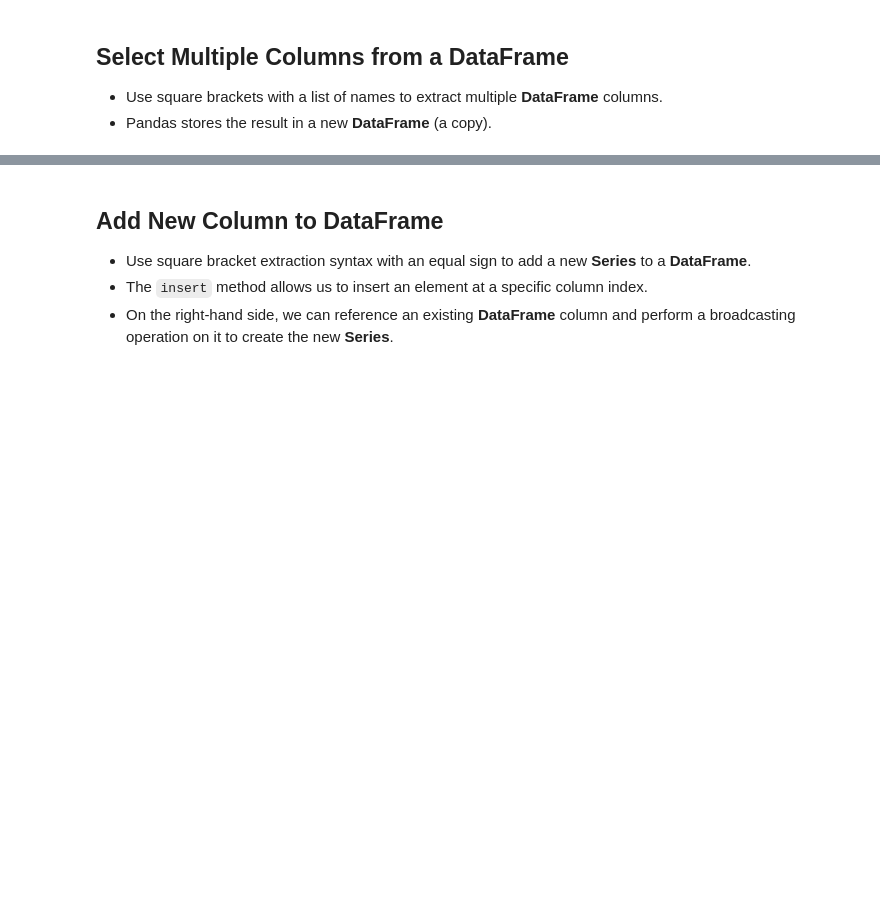
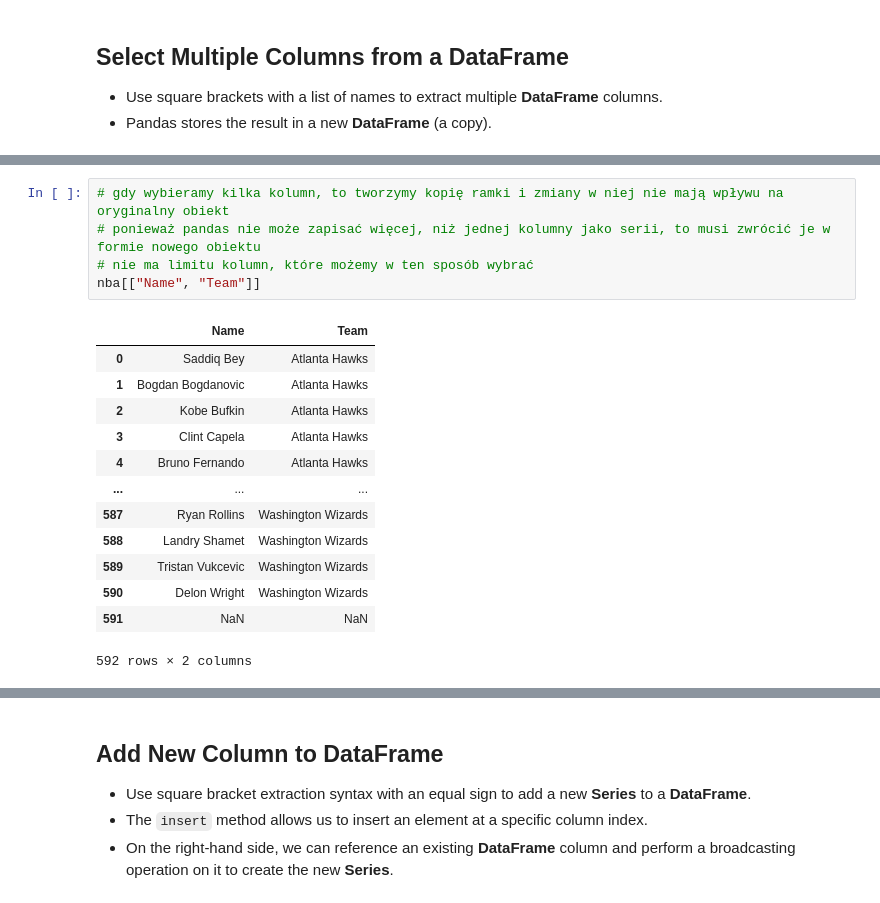
Before and after one commit to kon-mat/DataAnalysis, a Jupyter notebook: Python/Udemy/DataAnalysisWithPandasAndPython/Complete/04 - DataFrames I - Introduction.ipynb, the cells around one changed output, grey strips where cells are left out. Saved outputs shown, nothing was run; the diff lists cells and outputs as text; blank space fills up the shorter version.

```diff
--- a/Python/Udemy/DataAnalysisWithPandasAndPython/Complete/04 - DataFrames I - Introduction.ipynb
+++ b/Python/Udemy/DataAnalysisWithPandasAndPython/Complete/04 - DataFrames I - Introduction.ipynb
@@ -239,0 +379,19 @@ revenue.sum(axis="columns").sum()
+# %%
+# gdy wybieramy kilka kolumn, to tworzymy kopię ramki i zmiany w niej nie mają wpływu na oryginalny obiekt
+# ponieważ pandas nie może zapisać więcej, niż jednej kolumny jako serii, to musi zwrócić je w formie nowego obiektu
+# nie ma limitu kolumn, które możemy w ten sposób wybrać
+nba[["Name", "Team"]]
+# %% [output]
+|  | Name | Team |
+| 0 | Saddiq Bey | Atlanta Hawks |
+| 1 | Bogdan Bogdanovic | Atlanta Hawks |
+| 2 | Kobe Bufkin | Atlanta Hawks |
+| 3 | Clint Capela | Atlanta Hawks |
+| 4 | Bruno Fernando | Atlanta Hawks |
+| ... | ... | ... |
+| 587 | Ryan Rollins | Washington Wizards |
+| 588 | Landry Shamet | Washington Wizards |
+| 589 | Tristan Vukcevic | Washington Wizards |
+| 590 | Delon Wright | Washington Wizards |
+| 591 | NaN | NaN |
+592 rows × 2 columns
```
Also changed, not shown: parts of 14 cells of this notebook.
